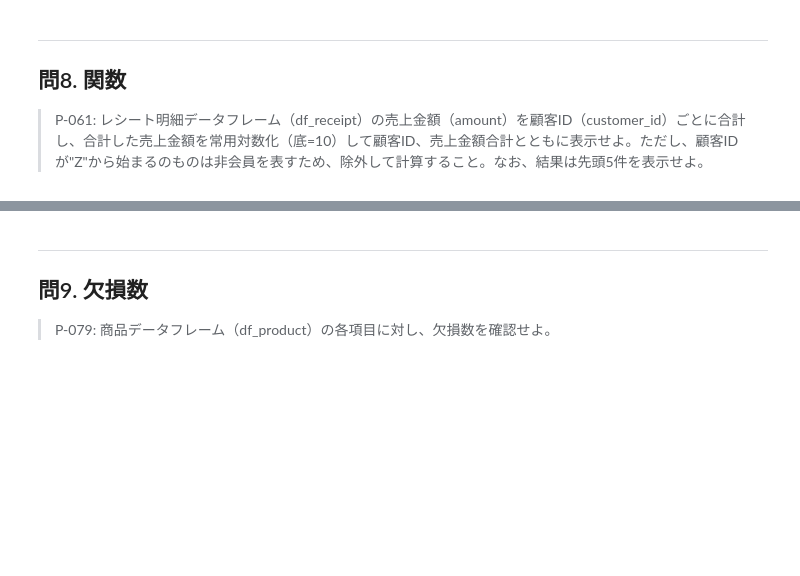
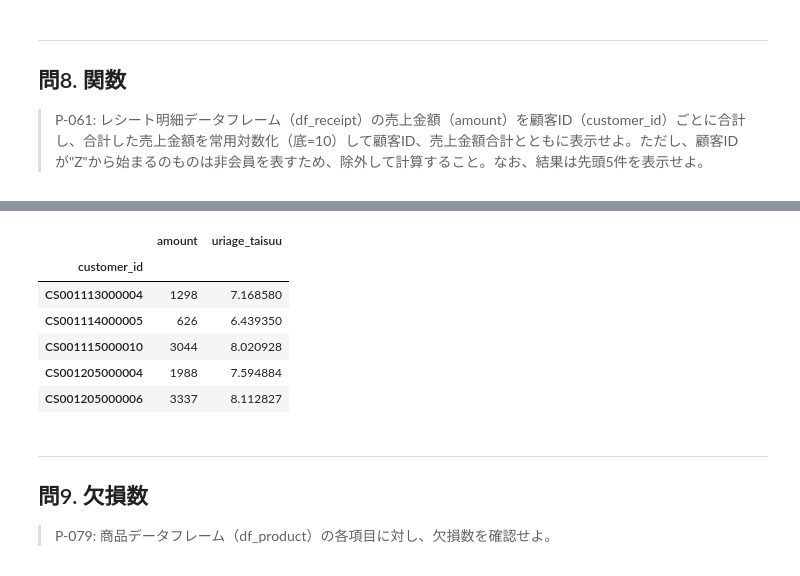
Before and after one commit to masukenn/Basic-Python, a Jupyter notebook: colab/quizzes/pandas_quiz.ipynb, the cells around one changed output, grey strips where cells are left out. Saved outputs shown, nothing was run; the diff lists cells and outputs as text; code cells hidden in the pictures; blank space fills up the shorter version.

```diff
--- a/colab/quizzes/pandas_quiz.ipynb
+++ b/colab/quizzes/pandas_quiz.ipynb
@@ -117,3 +182,16 @@ df_customer_only_member = df_customer.query("not customer_id.str.startswith('Z')
+# %%
+df_01 = df_receipt_only_member.drop(['sales_ymd','sales_epoch','store_cd','receipt_no','receipt_sub_no','product_cd','quantity'],axis = 1)
+df_02 = df_01[['customer_id','amount']].groupby('customer_id').sum()
+df_02['uriage_taisuu'] = np.log(df_02['amount'])
+df_02.head()
+# %% [output]
+|  | amount | uriage_taisuu |
+| customer_id |  |  |
+| CS001113000004 | 1298 | 7.168580 |
+| CS001114000005 | 626 | 6.439350 |
+| CS001115000010 | 3044 | 8.020928 |
+| CS001205000004 | 1988 | 7.594884 |
+| CS001205000006 | 3337 | 8.112827 |
 # %% [markdown]
 ---
 ## 問9. 欠損数
```
Also changed, not shown: parts of 20 cells of this notebook.
